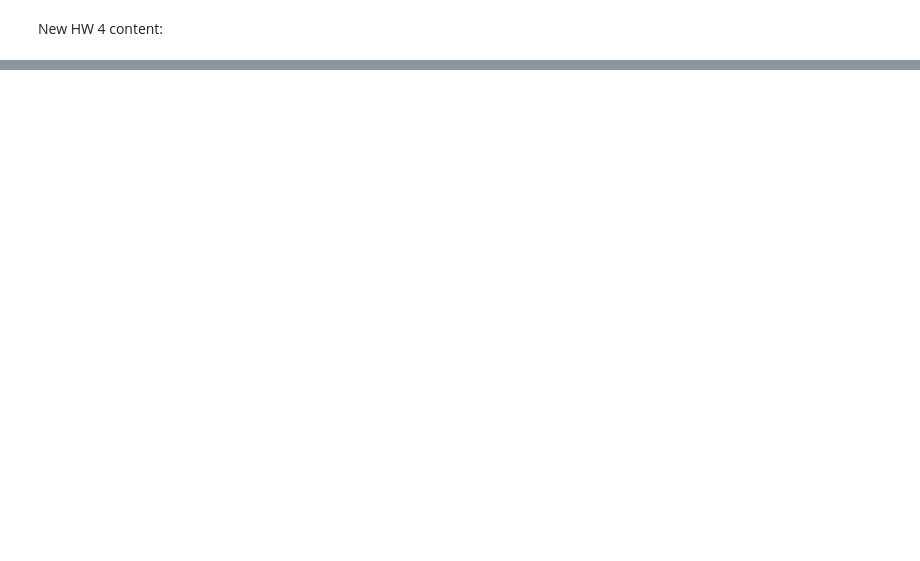
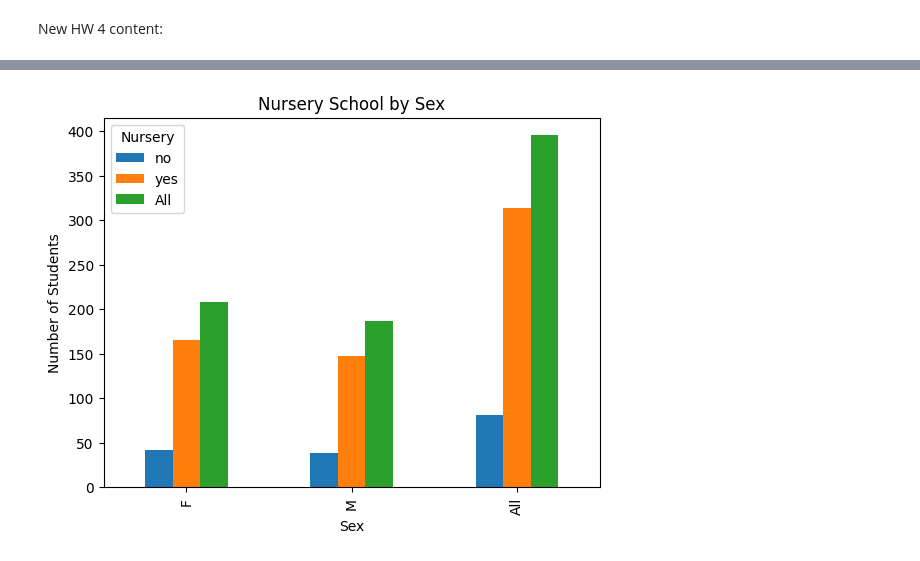
Before and after one commit to jilliangreene/sta_554_assignments, a Jupyter notebook: Greene_STA554_HW4.ipynb, the cells around one changed output, grey strips where cells are left out. Drawn from its saved outputs; the diff is of its cells as text; code cells hidden in the pictures; blank space fills up the shorter version.

```diff
--- a/Greene_STA554_HW4.ipynb
+++ b/Greene_STA554_HW4.ipynb
@@ -51,2 +108,10 @@ New HW 4 content:
 # %%
 # Side by side bar graph w axis and plot titles
+tab.plot(kind="bar")
+plt.xlabel("Sex")
+plt.ylabel("Number of Students")
+plt.title("Nursery School by Sex")
+plt.legend(title="Nursery")
+plt.show()
+# %% [output]
+[figure, added]
```
Also changed, not shown: parts of 38 cells of this notebook.
